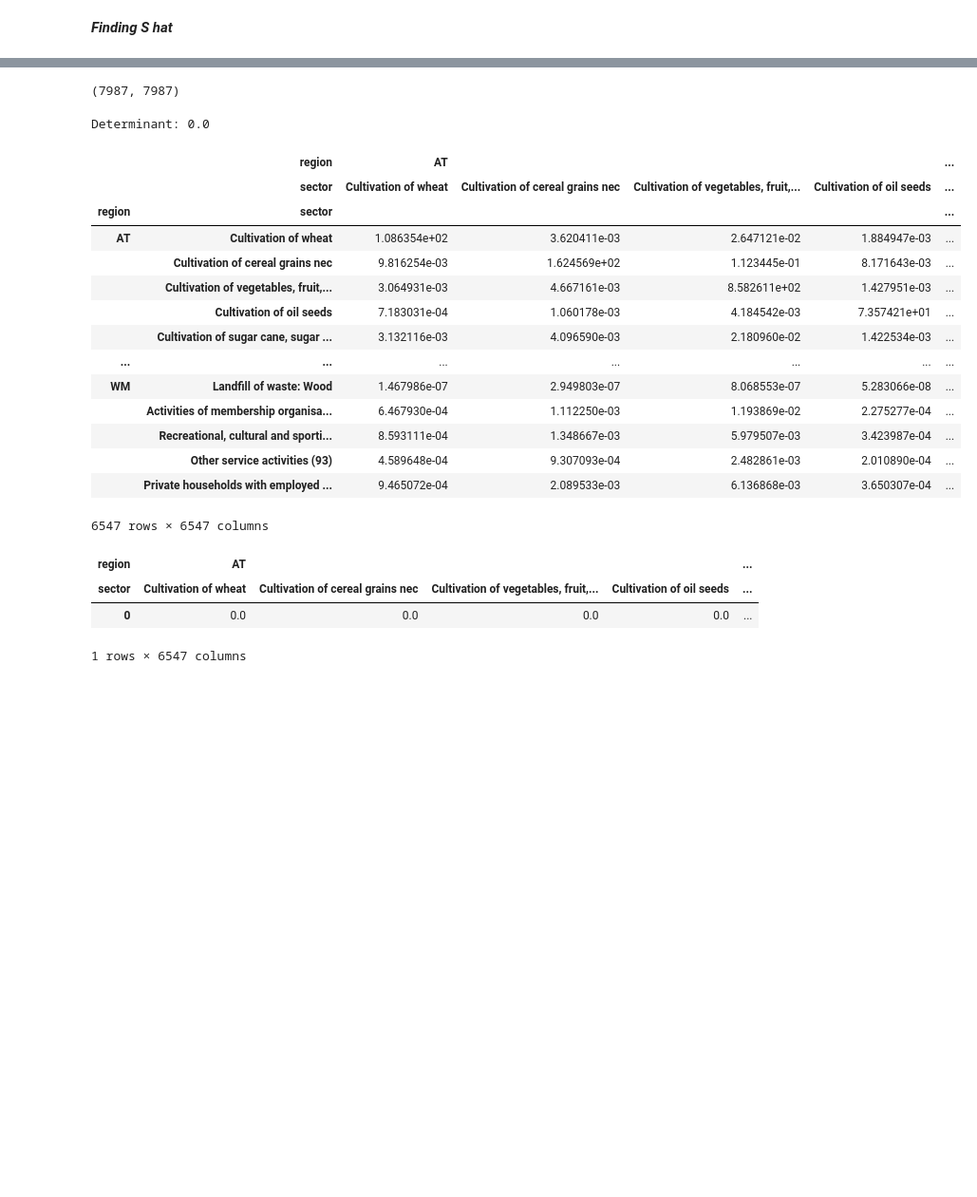
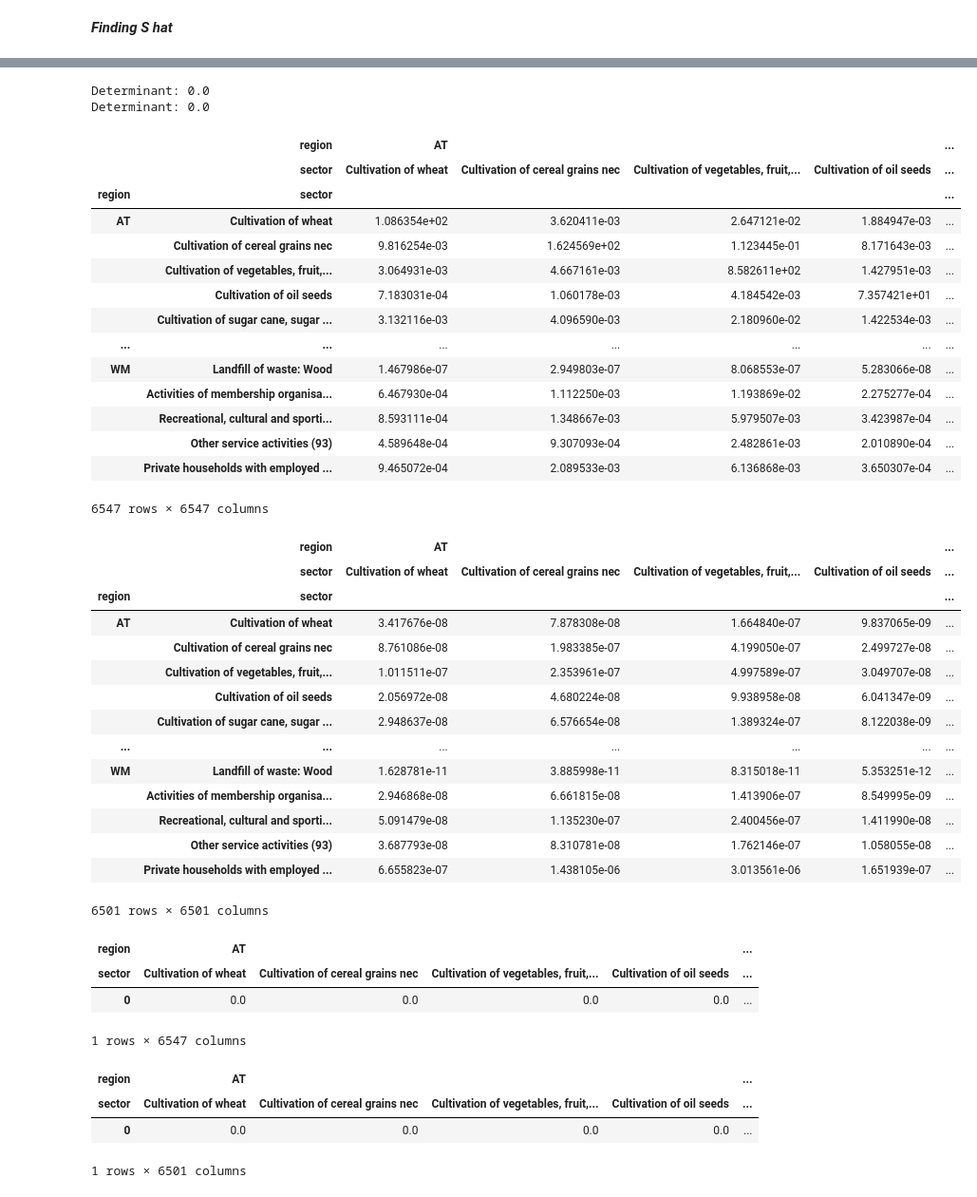
Before and after one commit to MathiasAlten/Input-Output, a Jupyter notebook: code/X_star.ipynb, the cells around one changed output, grey strips where cells are left out. Shown at 95% size. Cells and saved outputs as stored; diff of their text form; code cells hidden in the pictures; blank space fills up the shorter version.

Commit message:
S_star

```diff
--- a/code/X_star.ipynb
+++ b/code/X_star.ipynb
@@ -351,13 +351,25 @@ Here I try to muultiply S with x without luck
 ***Finding S hat***
 # %%
 Y_aggregated = Y.sum(axis=1).to_frame(name='Total')
+Y_aggregated_sanctioned = Y_sanctioned.sum(axis=1).to_frame(name='Total')
+
 display(Y_aggregated.shape)
+display(Y_aggregated_sanctioned.shape)
+
 
 # Diagonalize the Y_aggregated DataFrame
 Y_aggregated_diag = np.diagflat(Y_aggregated['Total'])
+Y_aggregated_sanctioned_diag = np.diagflat(Y_aggregated_sanctioned['Total'])
 
 # Perform the matrix multiplication
 X = L @ Y_aggregated_diag
+
+X_star = L @ Y_aggregated_diag - L_sanctioned @ Y_aggregated_sanctioned_diag
+
 X_df = pd.DataFrame(X, index=Y_aggregated.index, columns=Y_aggregated.index)
+X_star_df = pd.DataFrame(X_star, index=Y_aggregated.index, columns=Y_aggregated.index)
+
+display(X_star_df.shape)
+display(X_df.shape)
 # %% [output]
 (7987, 1)
@@ -364,71 +379,98 @@ X_df = pd.DataFrame(X, index=Y_aggregated.index, columns=Y_aggregated.index)
-# %%
-# X_df.to_excel('X_df.xlsx', index=True)
-display(X_df.shape)
-# X_inv = np.linalg.inv(X_df)
-det = np.linalg.det(X_df)
-print(f"Determinant: {det}")
-# S =  F @ X_inv
-# display(S)
-# %% [output]
-(7987, 7987)
-Determinant: 0.0
+# %%
+
+
+det = np.linalg.det(X_df)
+print(f"Determinant: {det}")
+
+det_star = np.linalg.det(X_star_df)
+print(f"Determinant: {det_star}")
+# %% [output]
+Determinant: 0.0
+Determinant: 0.0
 # %%
 # Identify columns that are entirely zero
 non_zero_columns = (X_df != 0).any(axis=0)
+non_zero_columns_star = (X_star_df != 0).any(axis=0)
 
 # Filter the matrix to keep only non-zero columns and their corresponding rows
 X_df = X_df.loc[non_zero_columns, non_zero_columns]
+X_star_df = X_star_df.loc[non_zero_columns_star, non_zero_columns_star]
 
 # Identify rows and columns that are not entirely zero
 non_zero_rows = (X_df != 0).any(axis=1)
+non_zero_rows_star = (X_star_df != 0).any(axis=1)
+
 
 # Filter the matrix to keep only non-zero columns and their corresponding rows
 X_df = X_df.loc[non_zero_rows, non_zero_rows]
+X_star_df = X_star_df.loc[non_zero_rows_star, non_zero_rows_star]
 
 # Display the filtered matrix
 display(X_df)
+display(X_star_df)
 
 
 # Select columns in F that are also in X_df
 F_filtered = F_sanctioned[X_df.columns]
+F_filtered_star = F_filtered[X_star_df.columns]
 
 # Display the filtered matrix
 display(F_filtered)
+display(F_filtered_star)
 
 # Identify rows and columns that are not entirely zero
 #non_zero_rows = (X_df != 0).any(axis=1)
 #on_zero_columns = (X_df != 0).any(axis=0)
 
 # Filter the matrix to keep only non-zero rows and columns
 #X_filtered = X_df.loc[non_zero_rows, non_zero_columns]
 
 # Display the filtered matrix
 #display(X_filtered)
 
 
 #F_filtered = F_sanctioned.loc[:, non_zero_columns]
 # Display the filtered matrix
 #display(F_filtered)
 # %% [output]
 |  | region | AT |  |  |  | ... |
 |  | sector | Cultivation of wheat | Cultivation of cereal grains nec | Cultivation of vegetables, fruit,... | Cultivation of oil seeds | ... |
 | region | sector |  |  |  |  | ... |
 | AT | Cultivation of wheat | 1.086354e+02 | 3.620411e-03 | 2.647121e-02 | 1.884947e-03 | ... |
 |  | Cultivation of cereal grains nec | 9.816254e-03 | 1.624569e+02 | 1.123445e-01 | 8.171643e-03 | ... |
 |  | Cultivation of vegetables, fruit,... | 3.064931e-03 | 4.667161e-03 | 8.582611e+02 | 1.427951e-03 | ... |
 |  | Cultivation of oil seeds | 7.183031e-04 | 1.060178e-03 | 4.184542e-03 | 7.357421e+01 | ... |
 |  | Cultivation of sugar cane, sugar ... | 3.132116e-03 | 4.096590e-03 | 2.180960e-02 | 1.422534e-03 | ... |
 | ... | ... | ... | ... | ... | ... | ... |
 | WM | Landfill of waste: Wood | 1.467986e-07 | 2.949803e-07 | 8.068553e-07 | 5.283066e-08 | ... |
 |  | Activities of membership organisa... | 6.467930e-04 | 1.112250e-03 | 1.193869e-02 | 2.275277e-04 | ... |
 |  | Recreational, cultural and sporti... | 8.593111e-04 | 1.348667e-03 | 5.979507e-03 | 3.423987e-04 | ... |
 |  | Other service activities (93) | 4.589648e-04 | 9.307093e-04 | 2.482861e-03 | 2.010890e-04 | ... |
 |  | Private households with employed ... | 9.465072e-04 | 2.089533e-03 | 6.136868e-03 | 3.650307e-04 | ... |
 6547 rows × 6547 columns
-| region | AT |  |  |  | ... |
-| sector | Cultivation of wheat | Cultivation of cereal grains nec | Cultivation of vegetables, fruit,... | Cultivation of oil seeds | ... |
-| 0 | 0.0 | 0.0 | 0.0 | 0.0 | ... |
+|  | region | AT |  |  |  | ... |
+|  | sector | Cultivation of wheat | Cultivation of cereal grains nec | Cultivation of vegetables, fruit,... | Cultivation of oil seeds | ... |
+| region | sector |  |  |  |  | ... |
+| AT | Cultivation of wheat | 3.417676e-08 | 7.878308e-08 | 1.664840e-07 | 9.837065e-09 | ... |
+|  | Cultivation of cereal grains nec | 8.761086e-08 | 1.983385e-07 | 4.199050e-07 | 2.499727e-08 | ... |
+|  | Cultivation of vegetables, fruit,... | 1.011511e-07 | 2.353961e-07 | 4.997589e-07 | 3.049707e-08 | ... |
+|  | Cultivation of oil seeds | 2.056972e-08 | 4.680224e-08 | 9.938958e-08 | 6.041347e-09 | ... |
+|  | Cultivation of sugar cane, sugar ... | 2.948637e-08 | 6.576654e-08 | 1.389324e-07 | 8.122038e-09 | ... |
+| ... | ... | ... | ... | ... | ... | ... |
+| WM | Landfill of waste: Wood | 1.628781e-11 | 3.885998e-11 | 8.315018e-11 | 5.353251e-12 | ... |
+|  | Activities of membership organisa... | 2.946868e-08 | 6.661815e-08 | 1.413906e-07 | 8.549995e-09 | ... |
+|  | Recreational, cultural and sporti... | 5.091479e-08 | 1.135230e-07 | 2.400456e-07 | 1.411990e-08 | ... |
+|  | Other service activities (93) | 3.687793e-08 | 8.310781e-08 | 1.762146e-07 | 1.058055e-08 | ... |
+|  | Private households with employed ... | 6.655823e-07 | 1.438105e-06 | 3.013561e-06 | 1.651939e-07 | ... |
-1 rows × 6547 columns
+6501 rows × 6501 columns
+| region | AT |  |  |  | ... |
+| sector | Cultivation of wheat | Cultivation of cereal grains nec | Cultivation of vegetables, fruit,... | Cultivation of oil seeds | ... |
+| 0 | 0.0 | 0.0 | 0.0 | 0.0 | ... |
+1 rows × 6547 columns
+| region | AT |  |  |  | ... |
+| sector | Cultivation of wheat | Cultivation of cereal grains nec | Cultivation of vegetables, fruit,... | Cultivation of oil seeds | ... |
+| 0 | 0.0 | 0.0 | 0.0 | 0.0 | ... |
+1 rows × 6501 columns
 # %%
 #det = np.linalg.det(X_filtered)
 #print(f"Determinant: {det}")
```
Also changed, not shown: parts of 6 cells of this notebook.
